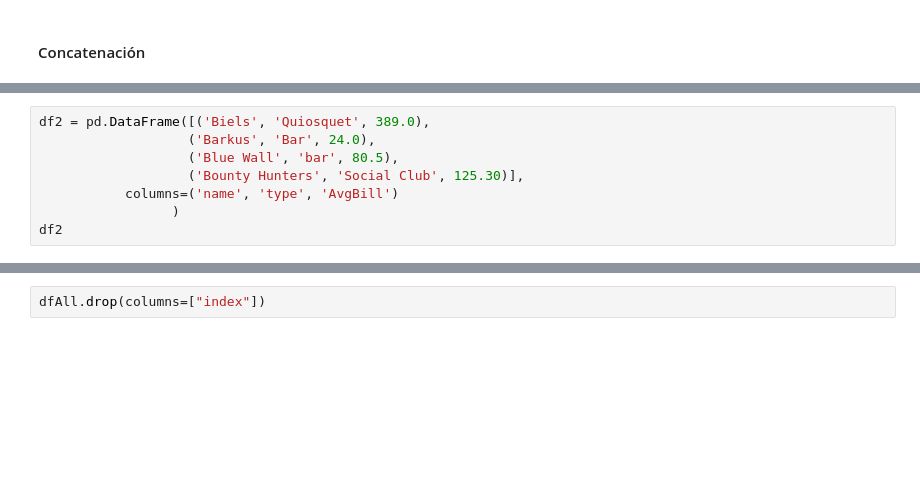
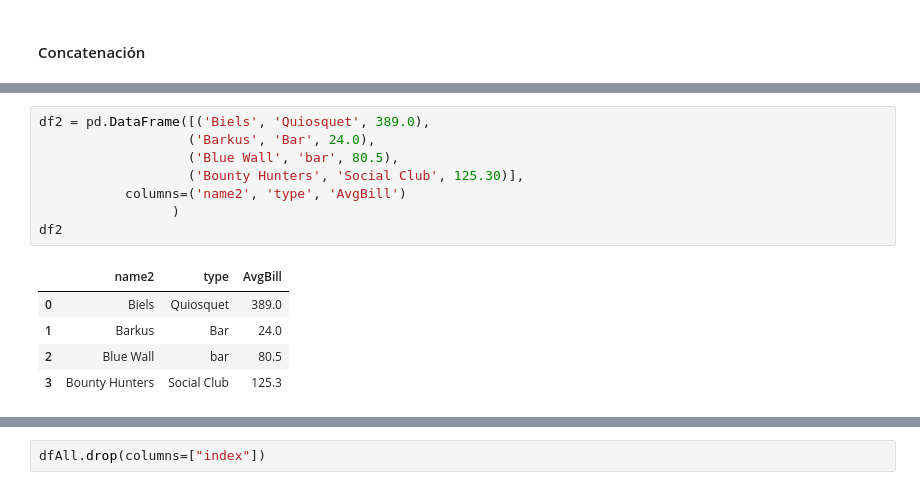
Before and after one commit to wisaaco/TxADM, a Jupyter notebook: notebooks/Part2/00_Pandas/01_Introduccion.ipynb, the cells around one changed output, grey strips where cells are left out. Saved outputs shown, nothing was run; the diff lists cells and outputs as text; blank space fills up the shorter version.

```diff
--- a/notebooks/Part2/00_Pandas/01_Introduccion.ipynb
+++ b/notebooks/Part2/00_Pandas/01_Introduccion.ipynb
@@ -1152,11 +1210,17 @@ df1
 # %%
 df2 = pd.DataFrame([('Biels', 'Quiosquet', 389.0),
                    ('Barkus', 'Bar', 24.0),
                    ('Blue Wall', 'bar', 80.5),
                    ('Bounty Hunters', 'Social Club', 125.30)],
-           columns=('name', 'type', 'AvgBill')
+           columns=('name2', 'type', 'AvgBill')
                  )
 df2
+# %% [output]
+|  | name2 | type | AvgBill |
+| 0 | Biels | Quiosquet | 389.0 |
+| 1 | Barkus | Bar | 24.0 |
+| 2 | Blue Wall | bar | 80.5 |
+| 3 | Bounty Hunters | Social Club | 125.3 |
 # %%
 dfAll = pd.concat([df1,df2])
 dfAll
```
Also changed, not shown: parts of 30 cells of this notebook.
